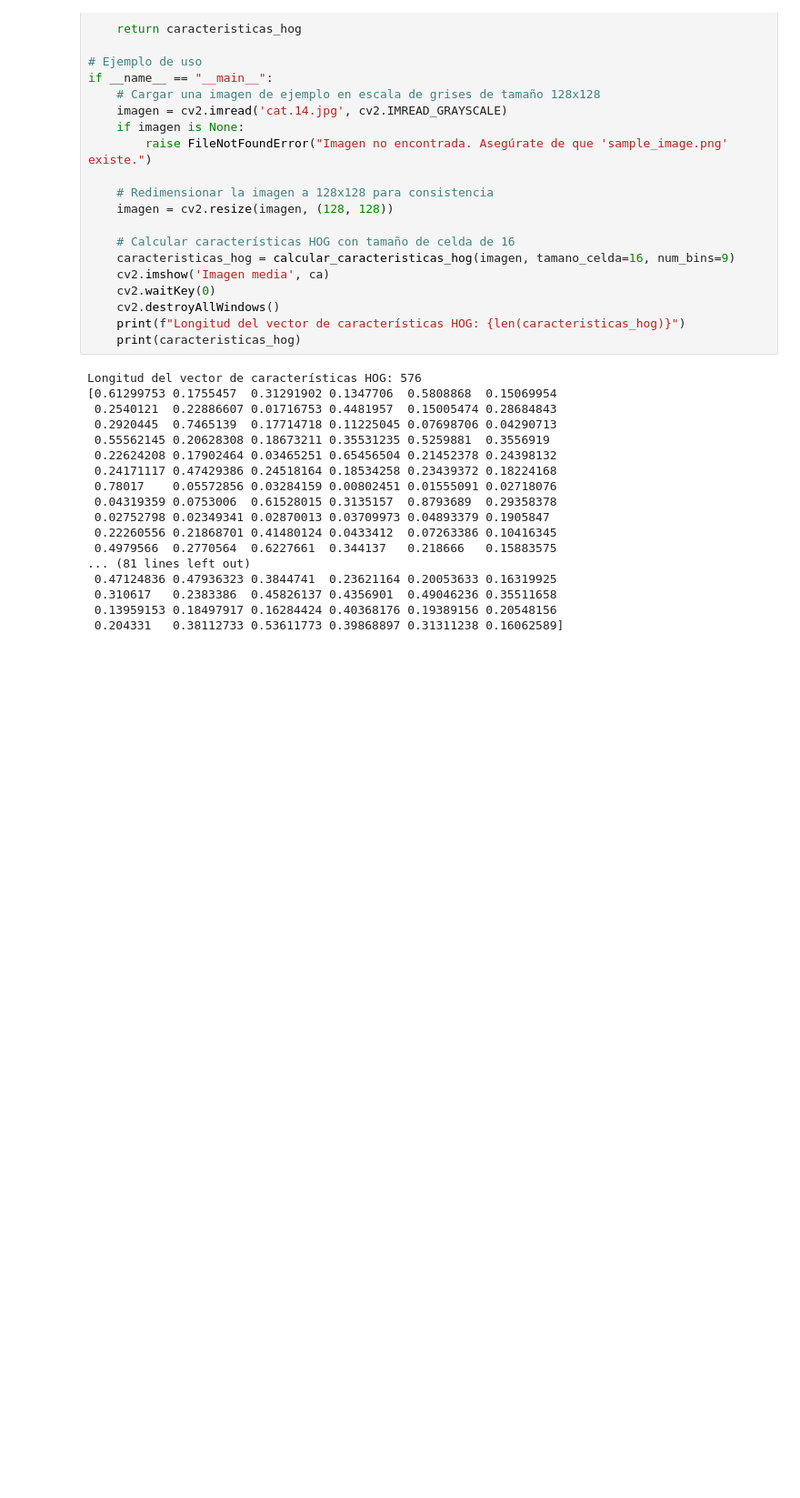
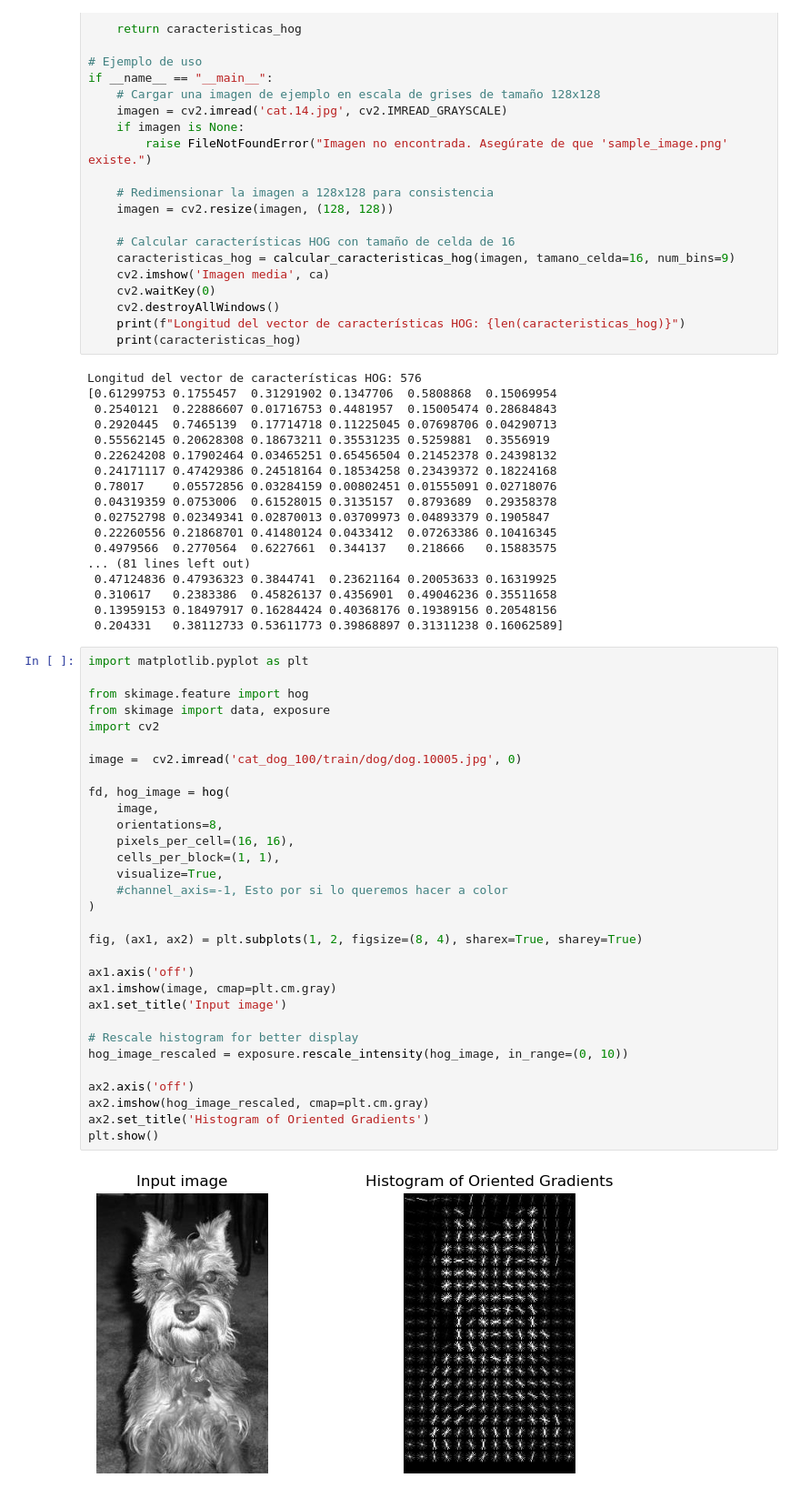
Before and after one commit to Daban4/TrabajoVsion, a Jupyter notebook: HOG.ipynb, the cells around one changed output. Shown: that part at 91% size. Drawn from its saved outputs; the diff is of its cells as text; blank space fills up the shorter version.

Commit message:
HOG de scikit y redimensionar imagenes

```diff
--- a/HOG.ipynb
+++ b/HOG.ipynb
@@ -86,3 +86,36 @@ Longitud del vector de características HOG: 576
  0.310617   0.2383386  0.45826137 0.4356901  0.49046236 0.35511658
  0.13959153 0.18497917 0.16284424 0.40368176 0.19389156 0.20548156
  0.204331   0.38112733 0.53611773 0.39868897 0.31311238 0.16062589]
+# %%
+import matplotlib.pyplot as plt
+
+from skimage.feature import hog
+from skimage import data, exposure
+import cv2
+
+image =  cv2.imread('cat_dog_100/train/dog/dog.10005.jpg', 0)
+
+fd, hog_image = hog(
+    image,
+    orientations=8,
+    pixels_per_cell=(16, 16),
+    cells_per_block=(1, 1),
+    visualize=True,
+    #channel_axis=-1, Esto por si lo queremos hacer a color
+)
+
+fig, (ax1, ax2) = plt.subplots(1, 2, figsize=(8, 4), sharex=True, sharey=True)
+
+ax1.axis('off')
+ax1.imshow(image, cmap=plt.cm.gray)
+ax1.set_title('Input image')
+
+# Rescale histogram for better display
+hog_image_rescaled = exposure.rescale_intensity(hog_image, in_range=(0, 10))
+
+ax2.axis('off')
+ax2.imshow(hog_image_rescaled, cmap=plt.cm.gray)
+ax2.set_title('Histogram of Oriented Gradients')
+plt.show()
+# %% [output]
+[figure, added]
```
